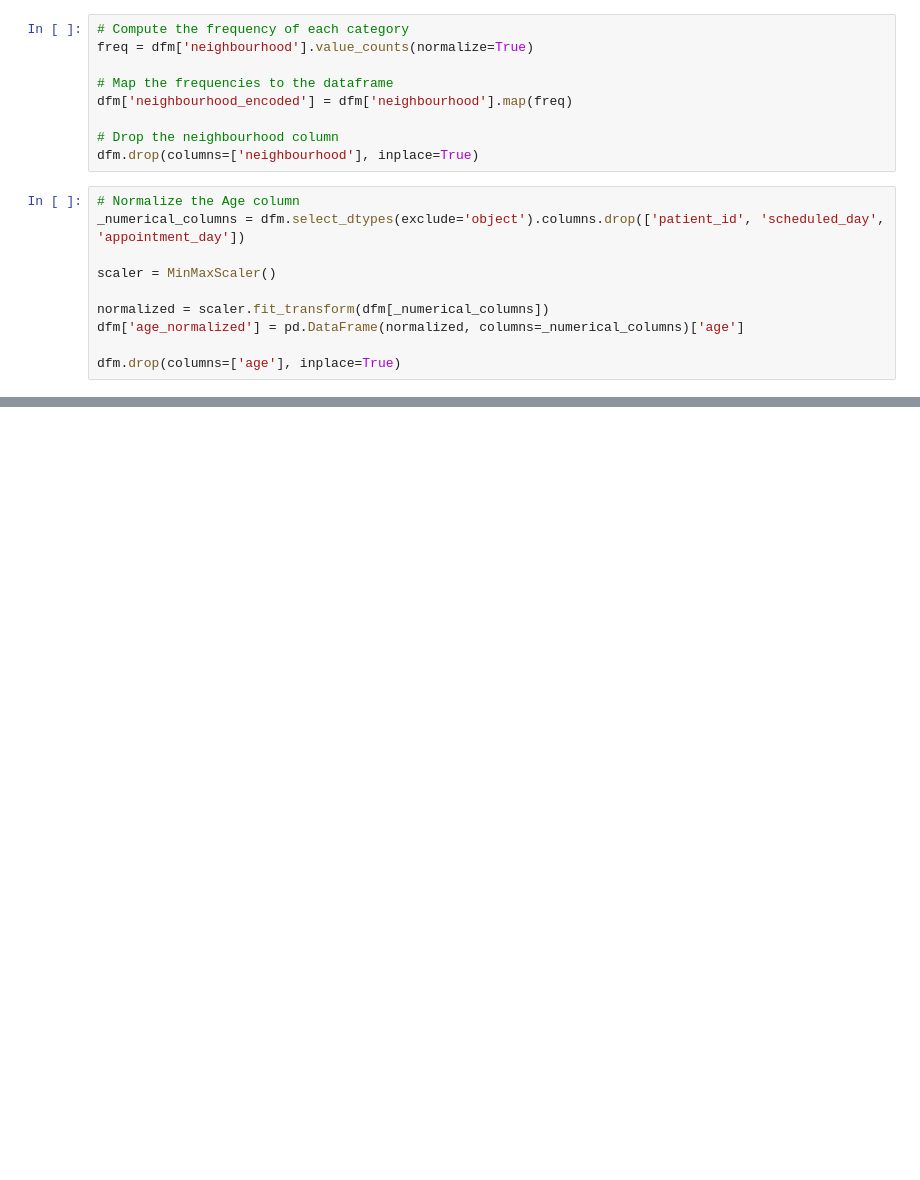
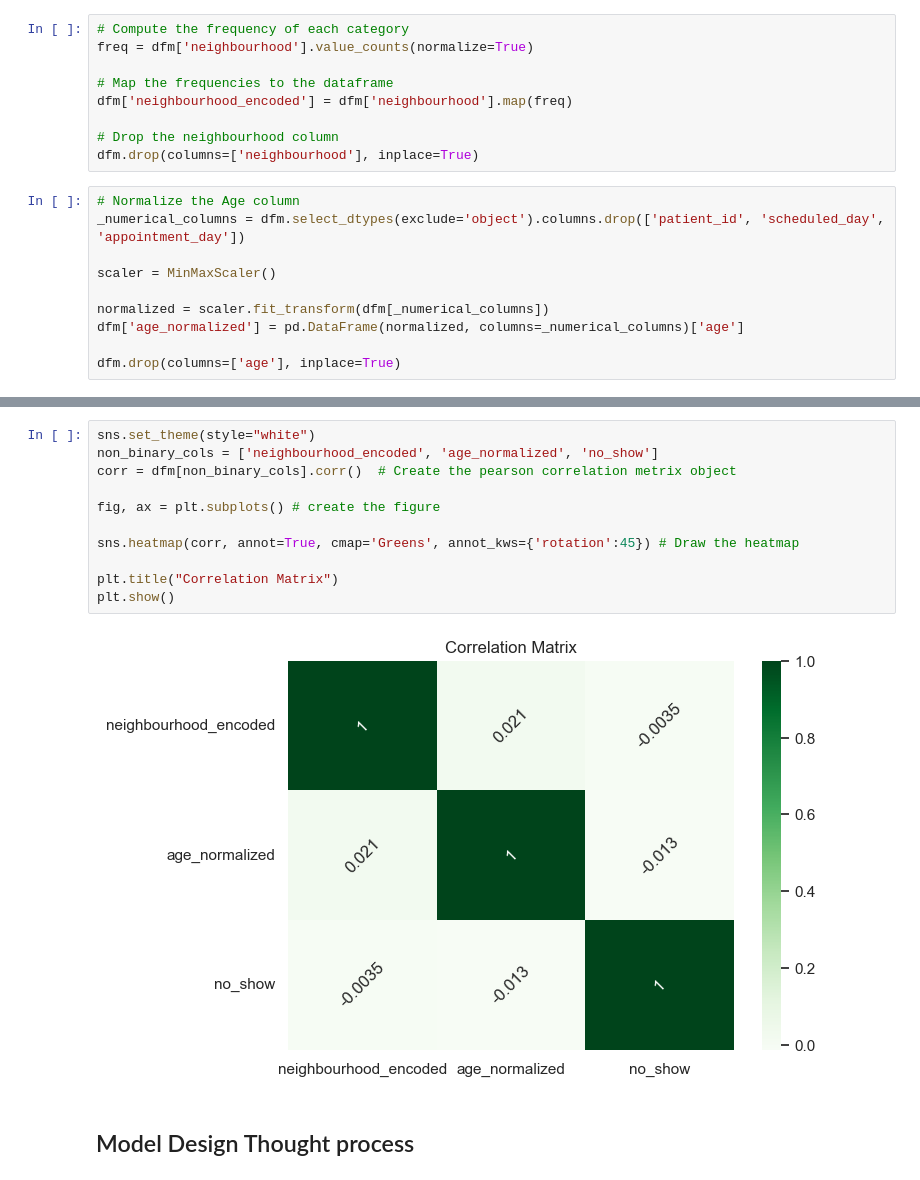
Before and after one commit to KingXP-Pythoner/appt-noshow-model, a Jupyter notebook: Medical_Appointment_No_Show_Classification_Prediction.ipynb, the cells around one changed output, grey strips where cells are left out. Saved outputs shown, nothing was run; the diff lists cells and outputs as text; blank space fills up the shorter version.

```diff
--- a/Medical_Appointment_No_Show_Classification_Prediction.ipynb
+++ b/Medical_Appointment_No_Show_Classification_Prediction.ipynb
@@ -726,0 +806,15 @@ dfm.head()
+# %%
+sns.set_theme(style="white")
+non_binary_cols = ['neighbourhood_encoded', 'age_normalized', 'no_show']
+corr = dfm[non_binary_cols].corr()  # Create the pearson correlation metrix object
+
+fig, ax = plt.subplots() # create the figure
+
+sns.heatmap(corr, annot=True, cmap='Greens', annot_kws={'rotation':45}) # Draw the heatmap
+
+plt.title("Correlation Matrix")
+plt.show()
+# %% [output]
+[figure, added]
+# %% [markdown]
+## Model Design Thought process
```
Also changed, not shown: parts of 11 cells of this notebook.
